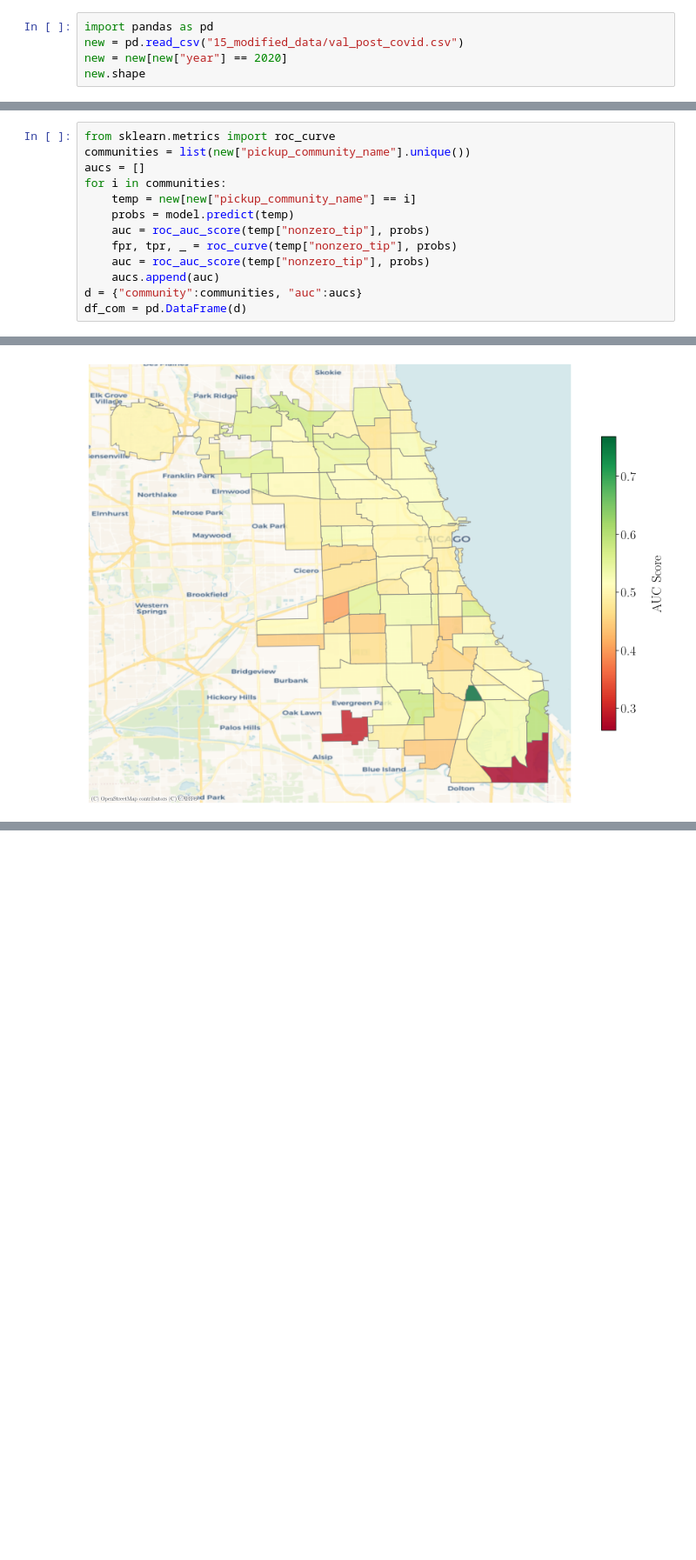
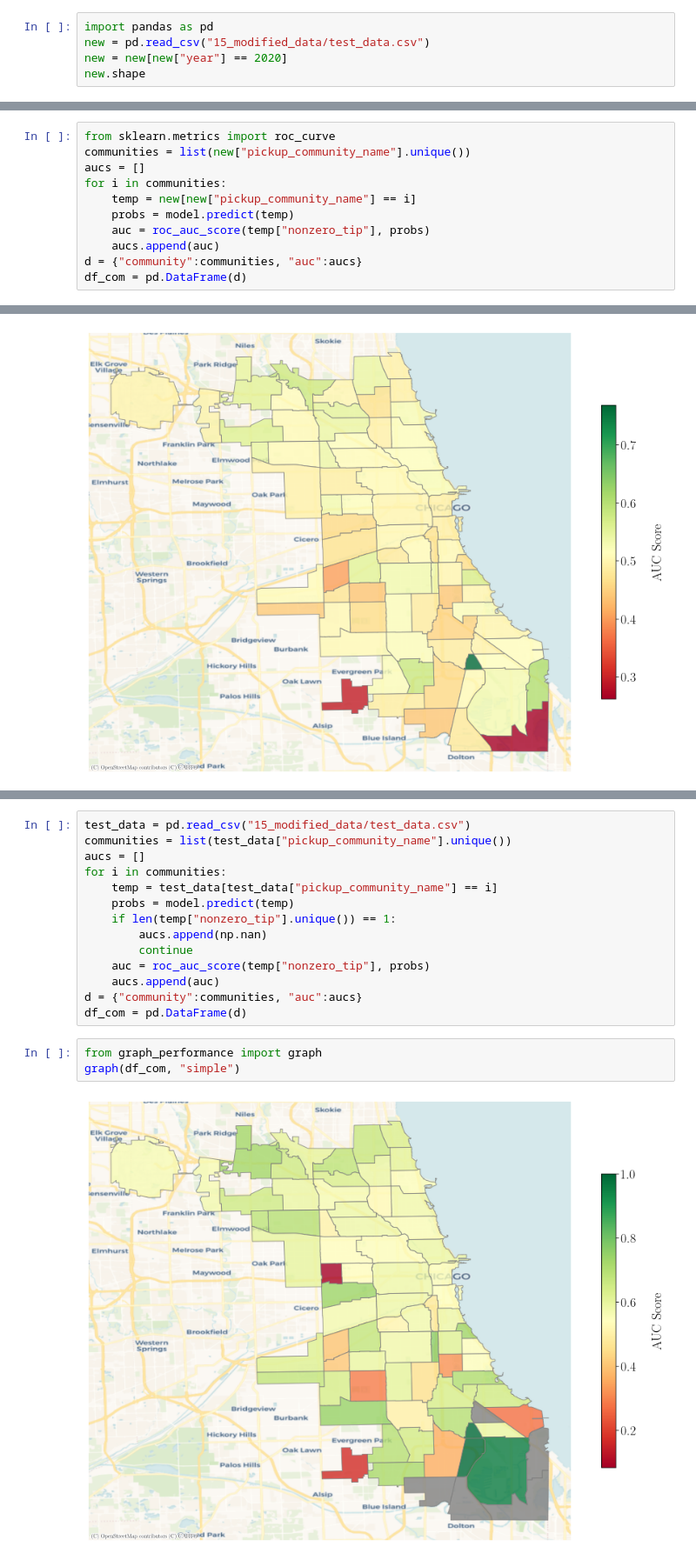
Before and after one commit to mjtv128/705-FinalProject, a Jupyter notebook: interpret_log.ipynb, the cells around one changed output, grey strips where cells are left out. Shown at 87% size. Saved outputs shown, nothing was run; the diff lists cells and outputs as text; blank space fills up the shorter version.

```diff
--- a/interpret_log.ipynb
+++ b/interpret_log.ipynb
@@ -53,7 +53,7 @@ Logit Regression Results
 | wind_speed | 0.0004 | 0.000 | 2.259 | 0.024 | 5.17e-05 | 0.001 |
 # %%
 import pandas as pd
-new = pd.read_csv("15_modified_data/val_post_covid.csv")
+new = pd.read_csv("15_modified_data/test_data.csv")
 new = new[new["year"] == 2020]
 new.shape
 # %% [output]
@@ -222,8 +227,6 @@ for i in communities:
     temp = new[new["pickup_community_name"] == i]
     probs = model.predict(temp)
     auc = roc_auc_score(temp["nonzero_tip"], probs)
-    fpr, tpr, _ = roc_curve(temp["nonzero_tip"], probs)
-    auc = roc_auc_score(temp["nonzero_tip"], probs)
     aucs.append(auc)
 d = {"community":communities, "auc":aucs}
 df_com = pd.DataFrame(d)
@@ -251,0 +264,19 @@ ax.set_axis_off()
+# %%
+test_data = pd.read_csv("15_modified_data/test_data.csv")
+communities = list(test_data["pickup_community_name"].unique())
+aucs = []
+for i in communities:
+    temp = test_data[test_data["pickup_community_name"] == i]
+    probs = model.predict(temp)
+    if len(temp["nonzero_tip"].unique()) == 1:
+        aucs.append(np.nan)
+        continue
+    auc = roc_auc_score(temp["nonzero_tip"], probs)
+    aucs.append(auc)
+d = {"community":communities, "auc":aucs}
+df_com = pd.DataFrame(d)
+# %%
+from graph_performance import graph
+graph(df_com, "simple")
+# %% [output]
+[figure, added]
```
Also changed, not shown: parts of 5 cells of this notebook, 4 other files.
